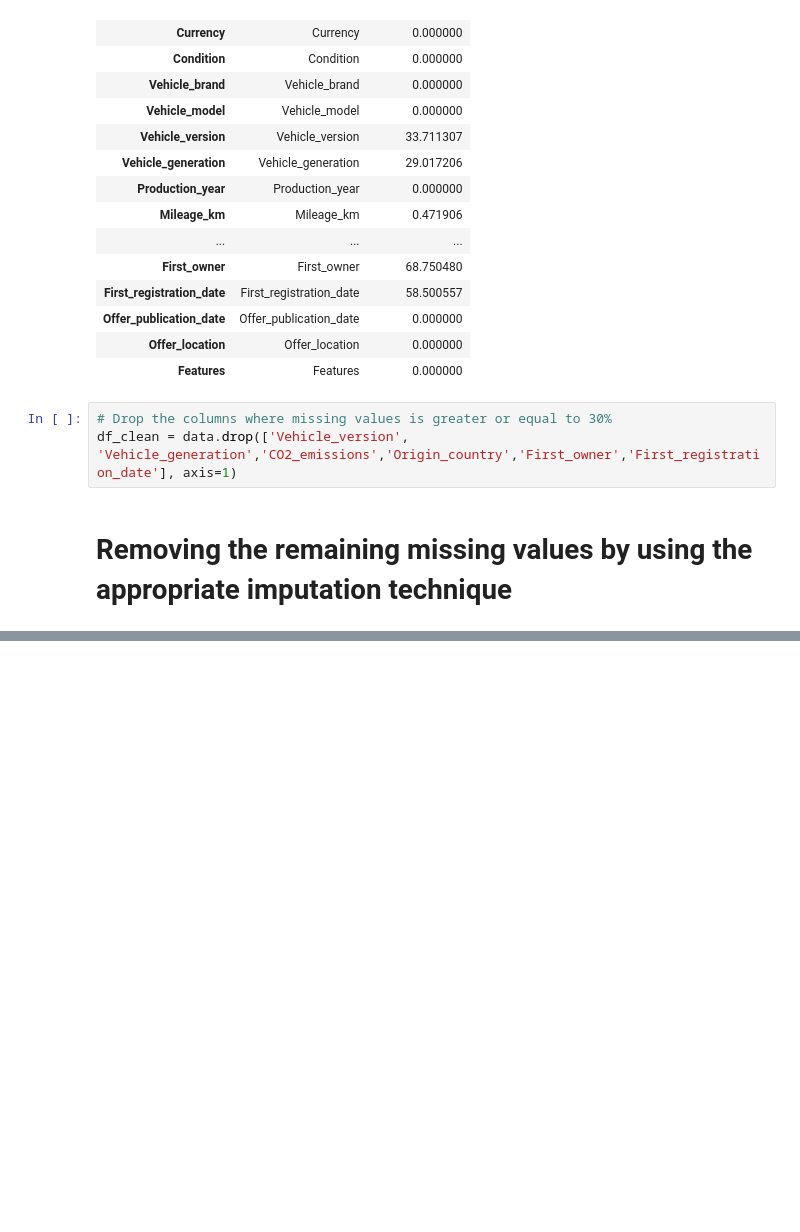
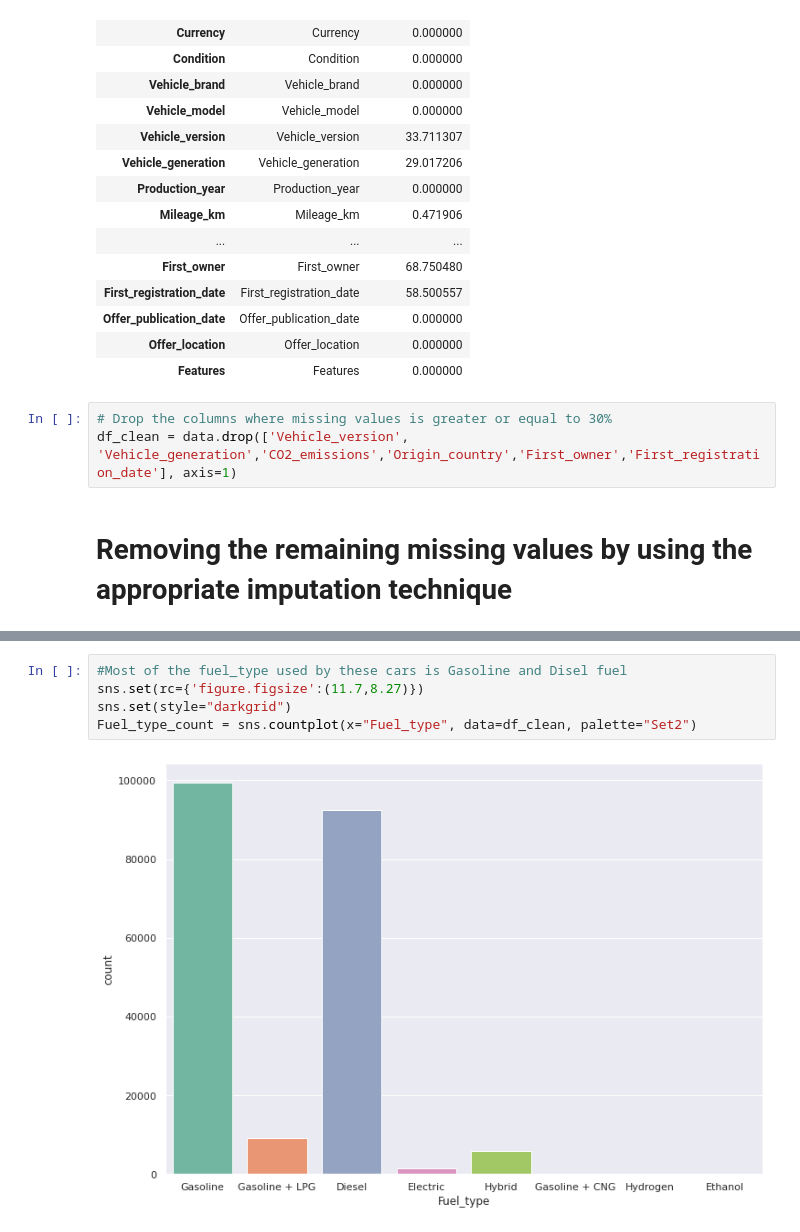
Before and after one commit to Youssefporsche/EDA_milestone1, a Jupyter notebook: EDA_milestone1.ipynb, the cells around one changed output, grey strips where cells are left out. Drawn from its saved outputs; the diff is of its cells as text; blank space fills up the shorter version.

```diff
--- a/EDA_milestone1.ipynb
+++ b/EDA_milestone1.ipynb
@@ -200,0 +263,7 @@ dtype: int64
+# %%
+#Most of the fuel_type used by these cars is Gasoline and Disel fuel
+sns.set(rc={'figure.figsize':(11.7,8.27)})
+sns.set(style="darkgrid")
+Fuel_type_count = sns.countplot(x="Fuel_type", data=df_clean, palette="Set2")
+# %% [output]
+[figure, added]
```
Also changed, not shown: parts of 22 cells of this notebook.
